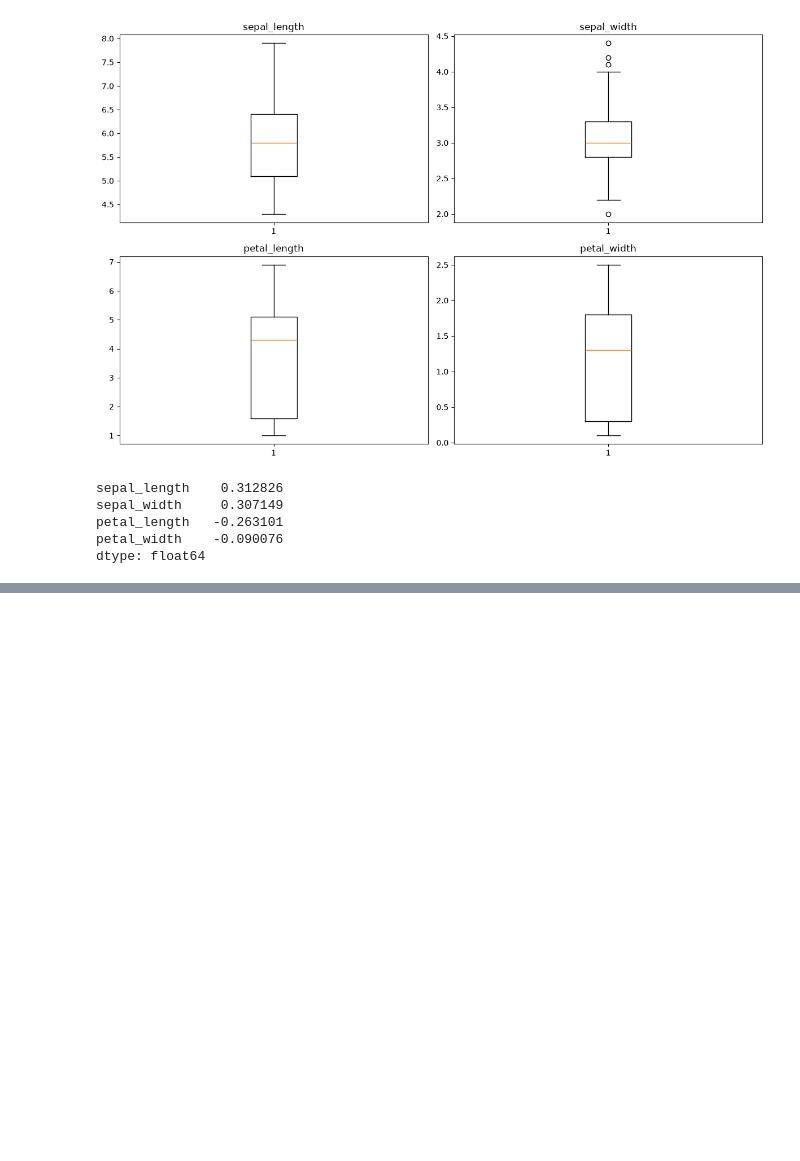
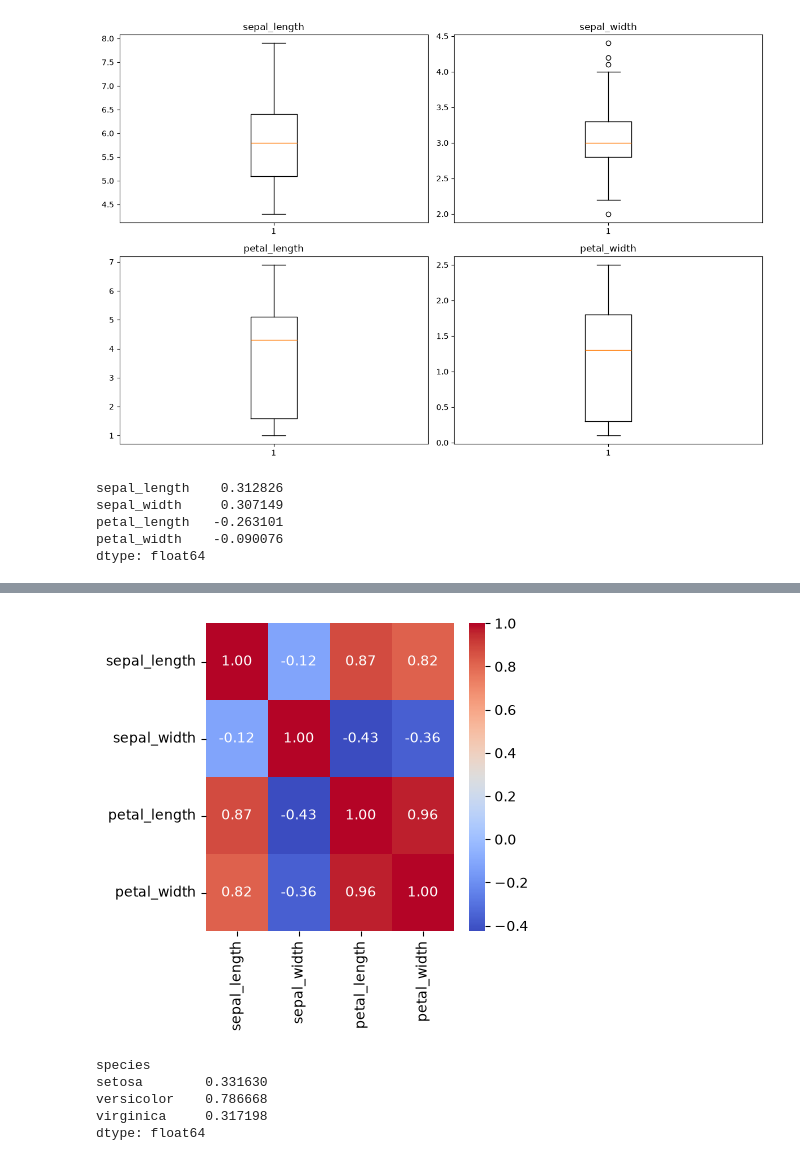
Before and after one commit to vaibhavarora1205/python-Data-Science, a Jupyter notebook: ML Work/iris.ipynb, the cells around one changed output, grey strips where cells are left out. Saved outputs shown, nothing was run; the diff lists cells and outputs as text; code cells hidden in the pictures; blank space fills up the shorter version.

Commit message:
correlations

```diff
--- a/ML Work/iris.ipynb
+++ b/ML Work/iris.ipynb
@@ -336,0 +384,3 @@ dtype: float64
+# %%
+correlation=num_cols.corr(method='pearson')
+correlation
@@ -336,0 +393,16 @@ dtype: float64
+# %%
+plt.figure(figsize=(4,4))
+sns.heatmap(correlation,annot=True,fmt='.2f',cmap='coolwarm')
+plt.show()
+# %% [output]
+[figure, added]
+# %%
+df.groupby('species').apply(
+    lambda x: x['petal_length'].corr(x['petal_width'])
+)
+# %% [output]
+species
+setosa        0.331630
+versicolor    0.786668
+virginica     0.317198
+dtype: float64
```
Also changed, not shown: parts of 9 cells of this notebook.
